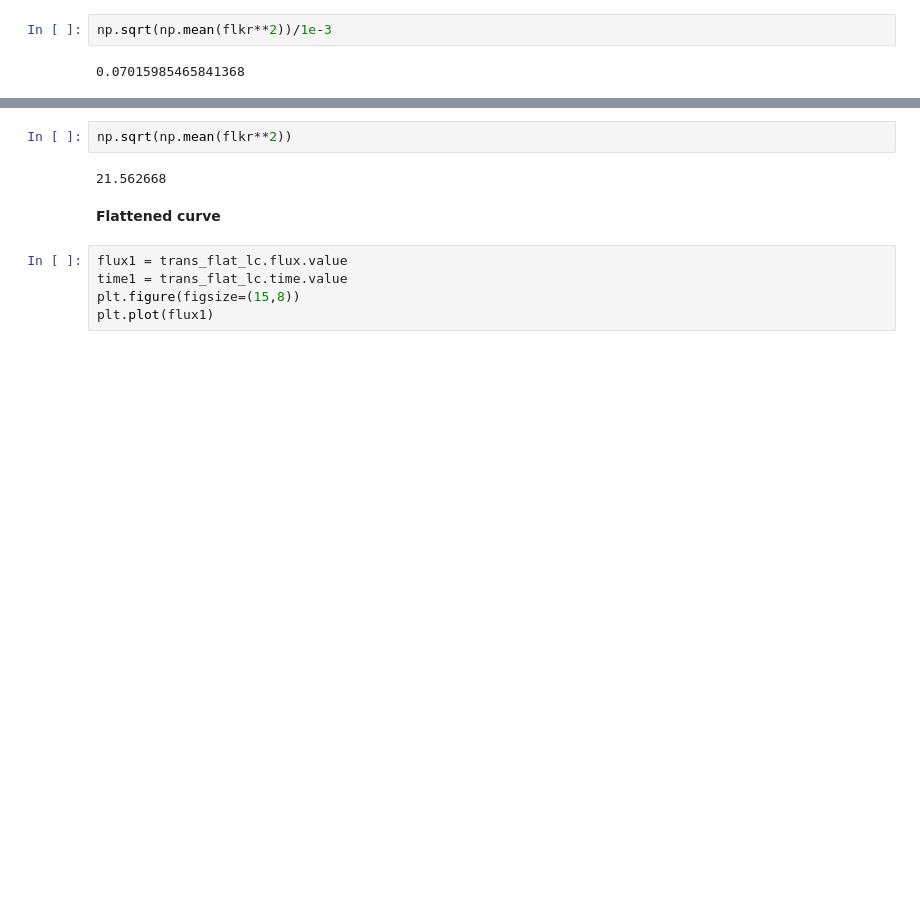
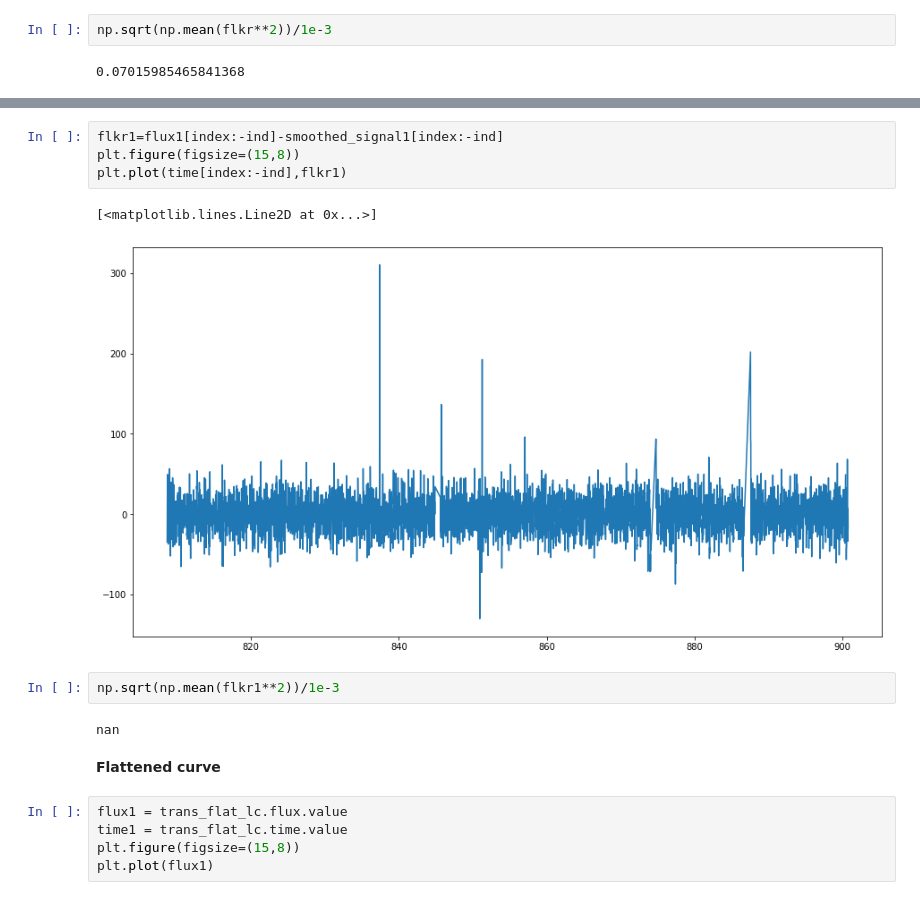
Before and after one commit to Srivardini11/lark, a Jupyter notebook: Trail_2_Lightkurve.ipynb, the cells around one changed output, grey strips where cells are left out. Drawn from its saved outputs; the diff is of its cells as text; blank space fills up the shorter version.

```diff
--- a/Trail_2_Lightkurve.ipynb
+++ b/Trail_2_Lightkurve.ipynb
@@ -205,7 +201,14 @@ plt.plot(time[index:-index], smoothed_signal[index:-index],color='red')
+# %%
+flkr1=flux1[index:-ind]-smoothed_signal1[index:-ind]
+plt.figure(figsize=(15,8))
+plt.plot(time[index:-ind],flkr1)
+# %% [output]
+[<matplotlib.lines.Line2D at 0x...>]
+[figure, added]
 # %%
-np.sqrt(np.mean(flkr**2))
+np.sqrt(np.mean(flkr1**2))/1e-3
 # %% [output]
-21.562668
+nan
 # %% [markdown]
 **Flattened curve**
 # %%
```
Also changed, not shown: parts of 13 cells of this notebook.
